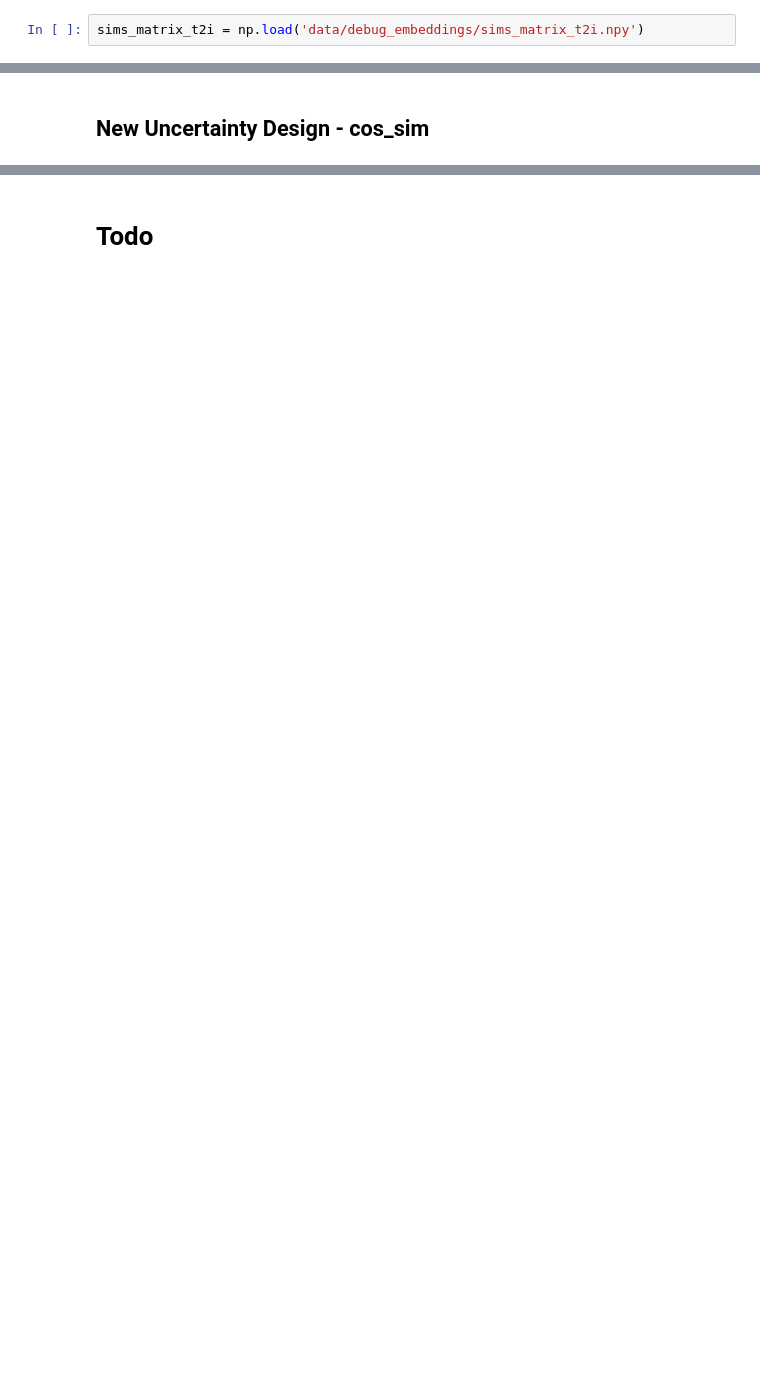
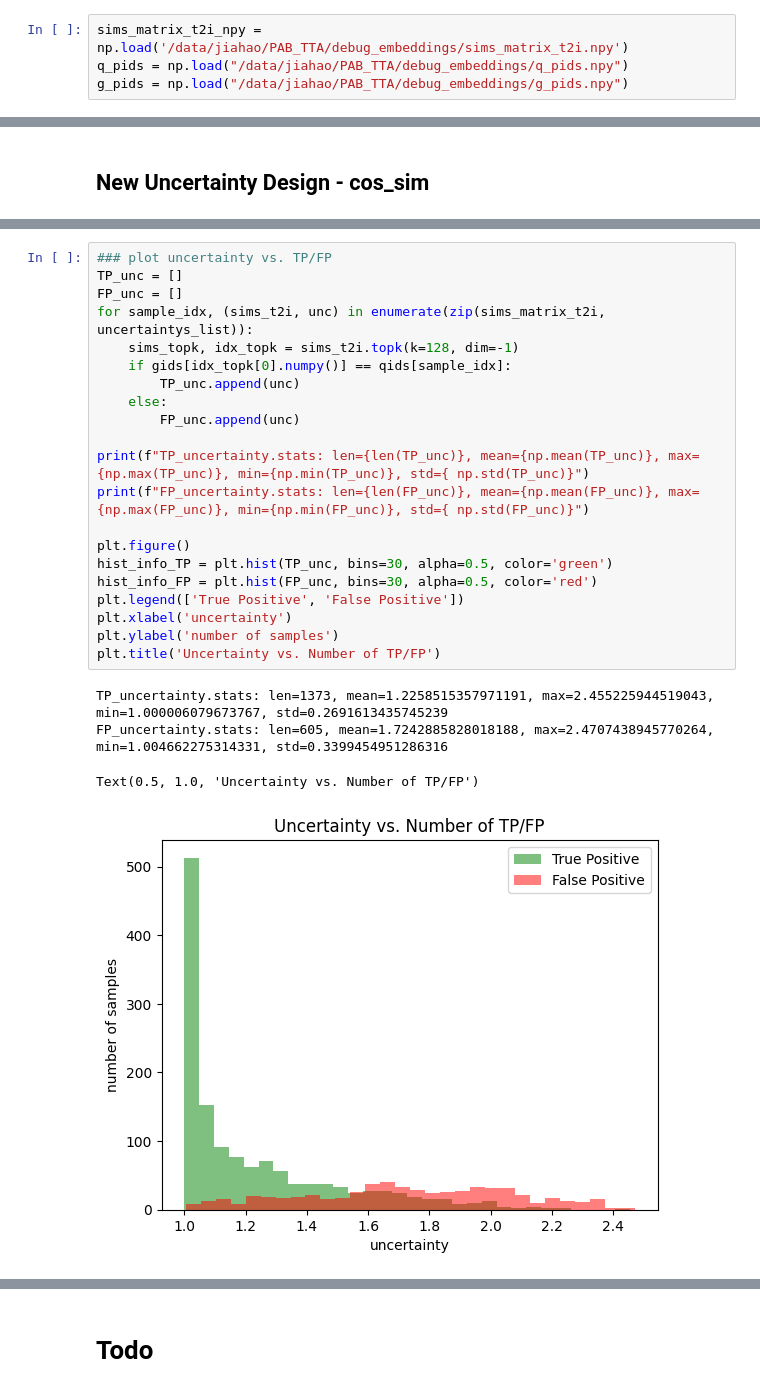
Before and after one commit to nkuzjh/CMP, a Jupyter notebook: debug.ipynb, the cells around one changed output, grey strips where cells are left out. Cells and saved outputs as stored; diff of their text form; blank space fills up the shorter version.

```diff
--- a/debug.ipynb
+++ b/debug.ipynb
@@ -389,7 +389,9 @@ def computer_metric(similarity, qids, gids, i2t_metric=False):
     return eval_result
 # %% [markdown]
 ## cmp_pab_tta debug_embeddings
-# %%
-sims_matrix_t2i = np.load('data/debug_embeddings/sims_matrix_t2i.npy')
+# %%
+sims_matrix_t2i_npy = np.load('/data/jiahao/PAB_TTA/debug_embeddings/sims_matrix_t2i.npy')
+q_pids = np.load("/data/jiahao/PAB_TTA/debug_embeddings/q_pids.npy")
+g_pids = np.load("/data/jiahao/PAB_TTA/debug_embeddings/g_pids.npy")
 # %% [markdown]
 ## origin score
@@ -413,0 +478,26 @@ ham_rstp_tta_embeds_dict['eval_result'] = computer_metric(
+# %%
+### plot uncertainty vs. TP/FP
+TP_unc = []
+FP_unc = []
+for sample_idx, (sims_t2i, unc) in enumerate(zip(sims_matrix_t2i, uncertaintys_list)):
+    sims_topk, idx_topk = sims_t2i.topk(k=128, dim=-1)
+    if gids[idx_topk[0].numpy()] == qids[sample_idx]:
+        TP_unc.append(unc)
+    else:
+        FP_unc.append(unc)
+
+print(f"TP_uncertainty.stats: len={len(TP_unc)}, mean={np.mean(TP_unc)}, max={np.max(TP_unc)}, min={np.min(TP_unc)}, std={ np.std(TP_unc)}")
+print(f"FP_uncertainty.stats: len={len(FP_unc)}, mean={np.mean(FP_unc)}, max={np.max(FP_unc)}, min={np.min(FP_unc)}, std={ np.std(FP_unc)}")
+
+plt.figure()
+hist_info_TP = plt.hist(TP_unc, bins=30, alpha=0.5, color='green')
+hist_info_FP = plt.hist(FP_unc, bins=30, alpha=0.5, color='red')
+plt.legend(['True Positive', 'False Positive'])
+plt.xlabel('uncertainty')
+plt.ylabel('number of samples')
+plt.title('Uncertainty vs. Number of TP/FP')
+# %% [output]
+TP_uncertainty.stats: len=1373, mean=1.2258515357971191, max=2.455225944519043, min=1.000006079673767, std=0.2691613435745239
+FP_uncertainty.stats: len=605, mean=1.7242885828018188, max=2.4707438945770264, min=1.004662275314331, std=0.3399454951286316
+Text(0.5, 1.0, 'Uncertainty vs. Number of TP/FP')
+[figure, added]
```
Also changed, not shown: parts of 8 cells of this notebook.
